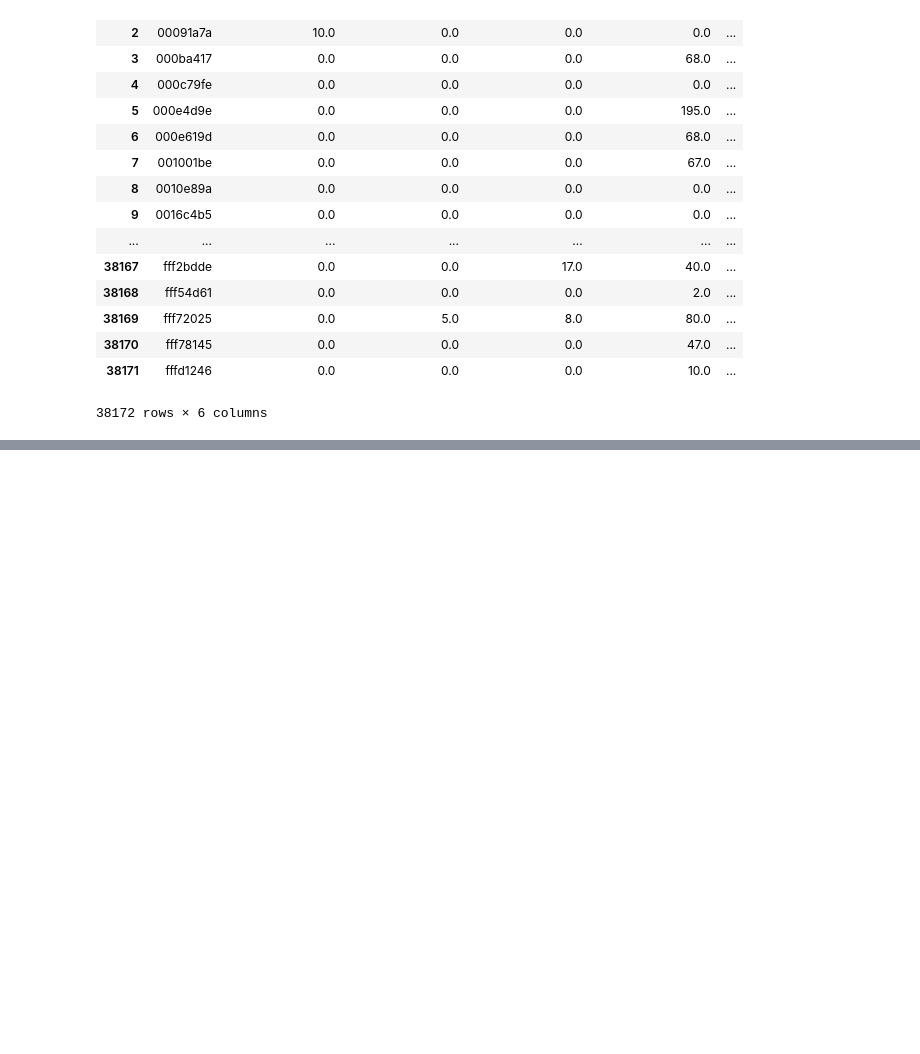
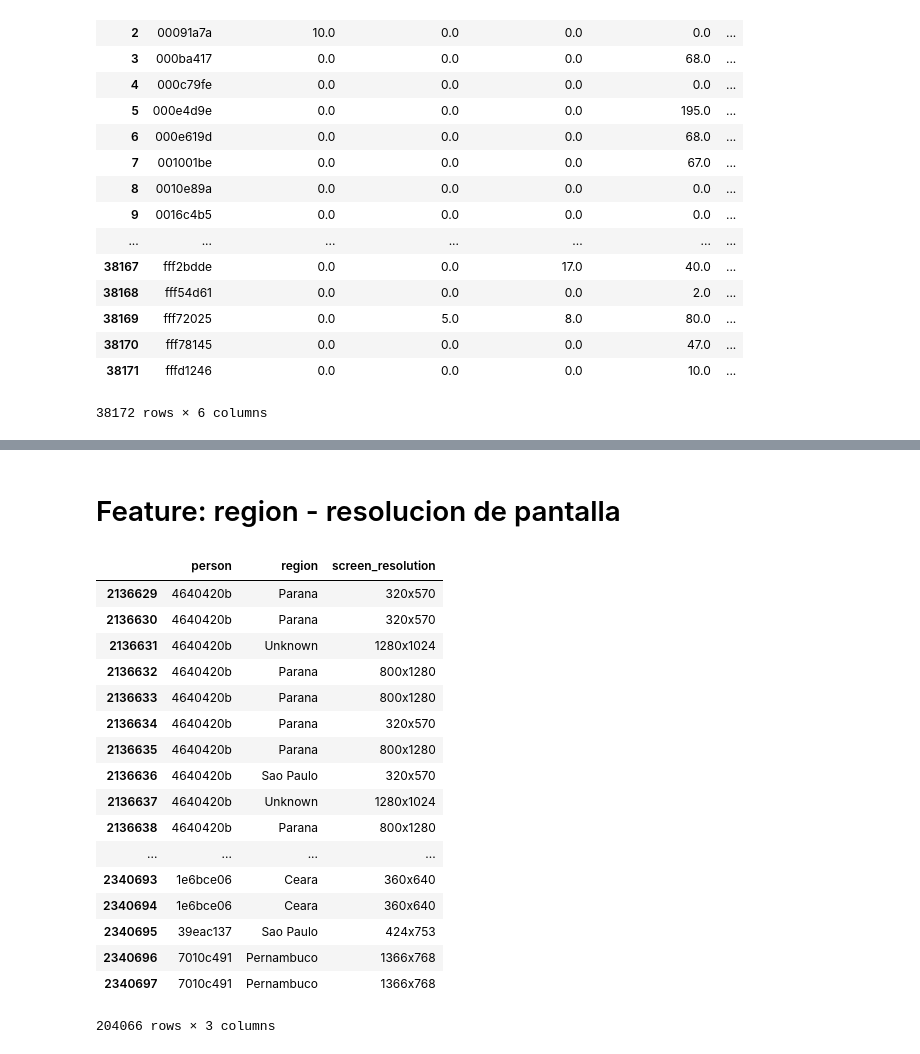
Before and after one commit to EugeniaFranchi/TP-Datos, a Jupyter notebook: TP2/TP2 v1.1.ipynb, the cells around one changed output, grey strips where cells are left out. Drawn from its saved outputs; the diff is of its cells as text; code cells hidden in the pictures; blank space fills up the shorter version.

```diff
--- a/TP2/TP2 v1.1.ipynb
+++ b/TP2/TP2 v1.1.ipynb
@@ -2,5 +2,5 @@
 import pandas as pd
 import datetime as dt
 # %%
-events = pd.read_csv('../fiuba-trocafone-tp2-final-set/events_up_to_01062018.csv')
+events = pd.read_csv('fiuba-trocafone-tp2-final-set/events_up_to_01062018.csv')
 # %%
@@ -29,35 +31,12 @@ events['week'].value_counts()
 4      11537
 1       6731
 Name: week, dtype: int64
-# %%
-#SEPARO EN PERIODOS DE DOS SEMANAS
-def periodo (week):
-    per= 0
-    if((week == 1)|(week == 2)):
-        per = 1
-    if((week == 3)|(week == 4)):
-        per = 2
-    if((week == 5)|(week == 6)):
-        per = 3
-    if((week == 7)|(week == 8)):
-        per = 4
-    if((week == 9)|(week == 10)):
-        per = 5
-    if((week == 11)|(week == 12)):
-        per = 6
-    if((week == 13)|(week == 14)):
-        per = 7
-    if((week == 15)|(week == 16)):
-        per = 8
-    if((week == 17)|(week == 18)):
-        per = 9
-    if((week == 19)|(week == 20)):
-        per = 10
-    if((week == 21)|(week==22)):
-        per = 11
-    return per
-
-events['periodo'] = events['week'].apply(lambda week: periodo(week))
+# %%
+#SEPARO EN PERIODOS DE DOS SEMANAS
+def periodo (week):
+    return (week+1)//2
+
+events['periodo'] = events['week'].apply(lambda week: periodo(week))
 # %%
 events['periodo'].value_counts()
 # %% [output]
@@ -136,0 +118,24 @@ train_data = pd.merge(train_data,)
+# %% [markdown]
+# Feature: region - resolucion de pantalla
+# %%
+region = events[['person','region','screen_resolution']].dropna()
+region
+# %% [output]
+|  | person | region | screen_resolution |
+| 2136629 | 4640420b | Parana | 320x570 |
+| 2136630 | 4640420b | Parana | 320x570 |
+| 2136631 | 4640420b | Unknown | 1280x1024 |
+| 2136632 | 4640420b | Parana | 800x1280 |
+| 2136633 | 4640420b | Parana | 800x1280 |
+| 2136634 | 4640420b | Parana | 320x570 |
+| 2136635 | 4640420b | Parana | 800x1280 |
+| 2136636 | 4640420b | Sao Paulo | 320x570 |
+| 2136637 | 4640420b | Unknown | 1280x1024 |
+| 2136638 | 4640420b | Parana | 800x1280 |
+| ... | ... | ... | ... |
+| 2340693 | 1e6bce06 | Ceara | 360x640 |
+| 2340694 | 1e6bce06 | Ceara | 360x640 |
+| 2340695 | 39eac137 | Sao Paulo | 424x753 |
+| 2340696 | 7010c491 | Pernambuco | 1366x768 |
+| 2340697 | 7010c491 | Pernambuco | 1366x768 |
+204066 rows × 3 columns
```
Also changed, not shown: parts of 10 cells of this notebook.
